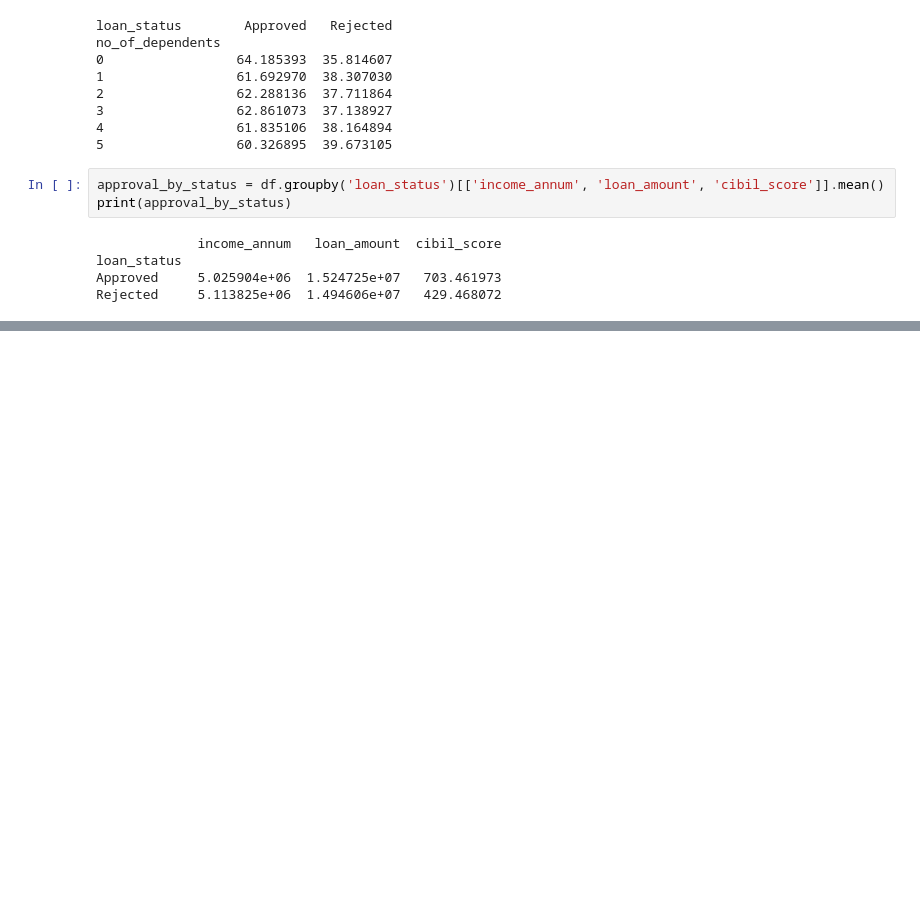
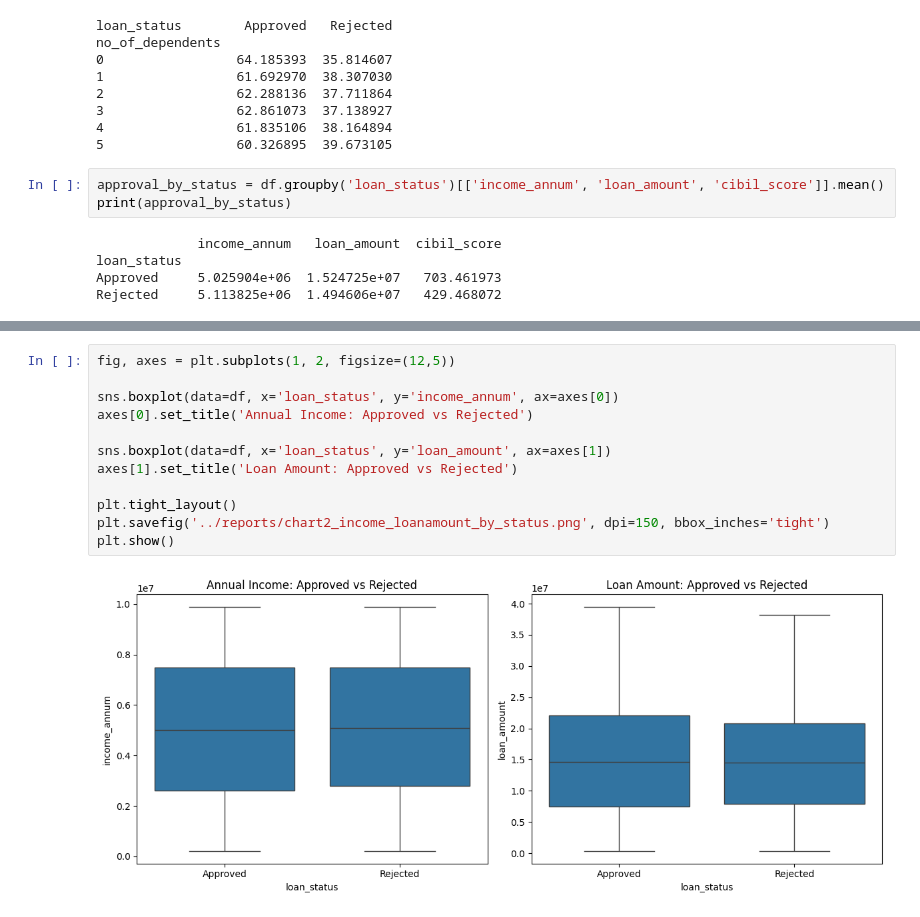
Before and after one commit to pragnays/loan-approval-analysis, a Jupyter notebook: notebooks/01_loan_analysis.ipynb, the cells around one changed output, grey strips where cells are left out. Cells and saved outputs as stored; diff of their text form; blank space fills up the shorter version.

```diff
--- a/notebooks/01_loan_analysis.ipynb
+++ b/notebooks/01_loan_analysis.ipynb
@@ -81,0 +93,14 @@ Rejected     5.113825e+06  1.494606e+07   429.468072
+# %%
+fig, axes = plt.subplots(1, 2, figsize=(12,5))
+
+sns.boxplot(data=df, x='loan_status', y='income_annum', ax=axes[0])
+axes[0].set_title('Annual Income: Approved vs Rejected')
+
+sns.boxplot(data=df, x='loan_status', y='loan_amount', ax=axes[1])
+axes[1].set_title('Loan Amount: Approved vs Rejected')
+
+plt.tight_layout()
+plt.savefig('../reports/chart2_income_loanamount_by_status.png', dpi=150, bbox_inches='tight')
+plt.show()
+# %% [output]
+[figure, added]
```
Also changed, not shown: parts of 1 cell of this notebook, 3 other files.
